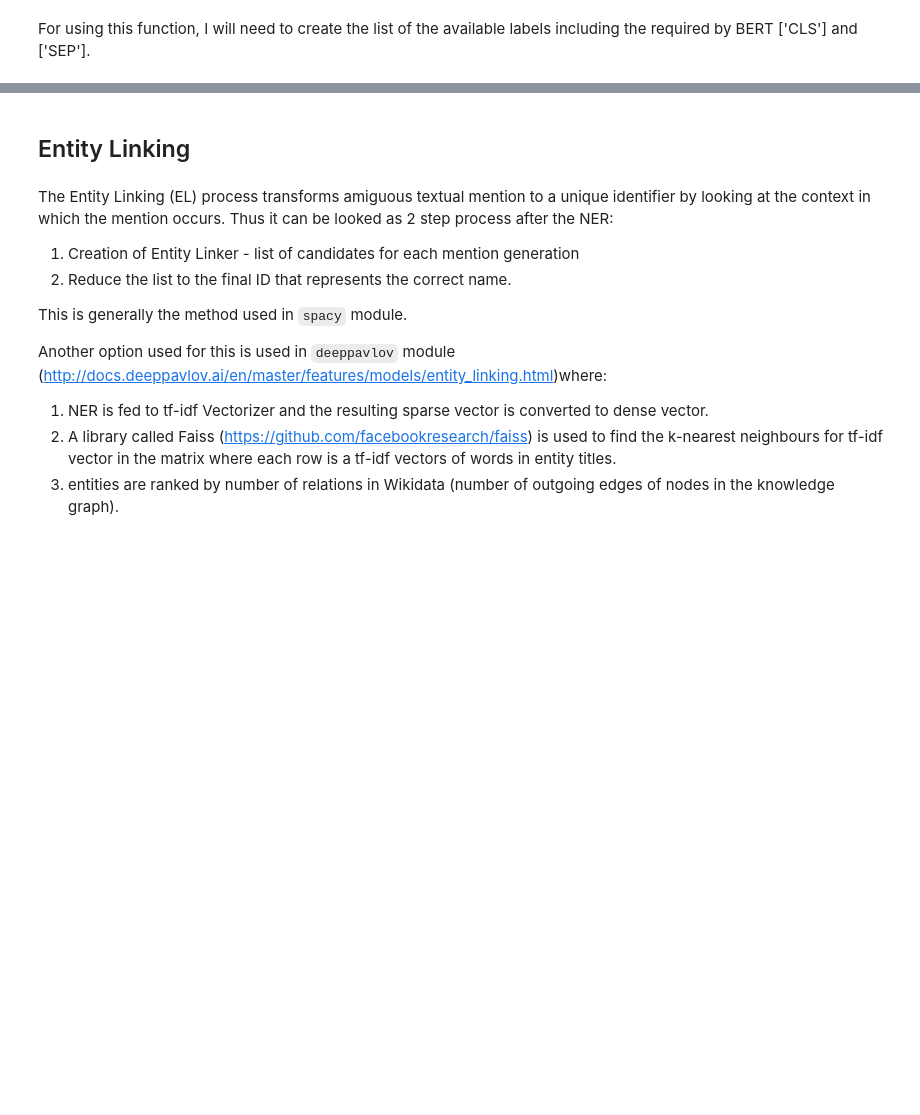
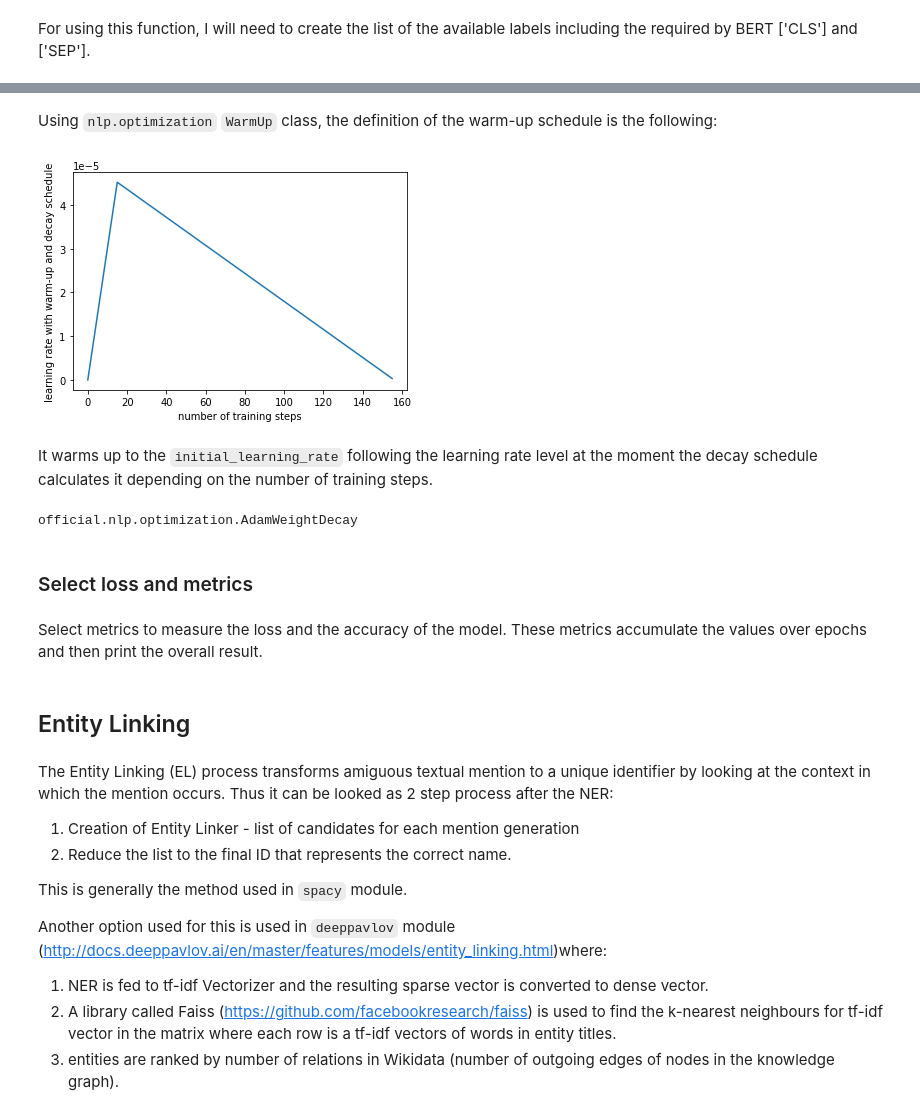
Before and after one commit to Vikadie/AI-repo, a Jupyter notebook: NER_and_Entity_Linking_in_legal_documents_in_Bulgarian_language.ipynb, the cells around one changed output, grey strips where cells are left out. Drawn from its saved outputs; the diff is of its cells as text; code cells hidden in the pictures; blank space fills up the shorter version.

```diff
--- a/NER_and_Entity_Linking_in_legal_documents_in_Bulgarian_language.ipynb
+++ b/NER_and_Entity_Linking_in_legal_documents_in_Bulgarian_language.ipynb
@@ -438,0 +682,15 @@ label_mask = [True, True, True, True, True, True, True, True, True, True, True,
+# %% [markdown]
+Using `nlp.optimization` `WarmUp` class, the definition of the warm-up schedule is the following:
+# %%
+warmup_schedule = WarmUp(initial_learning_rate=decay_schedule(warmup_steps),
+                         decay_schedule_fn=decay_schedule,
+                         warmup_steps=warmup_steps)
+
+plt.plot([warmup_schedule(n) for n in range(num_train_steps)])
+plt.xlabel('number of training steps')
+plt.ylabel('learning rate with warm-up and decay schedule')
+plt.show()
+# %% [output]
+[figure, added]
+# %% [markdown]
+It warms up to the `initial_learning_rate` following the learning rate level at the moment the decay schedule calculates it depending on the number of training steps.
@@ -438,0 +704,8 @@ label_mask = [True, True, True, True, True, True, True, True, True, True, True,
+# %%
+type(optimizer)
+# %% [output]
+official.nlp.optimization.AdamWeightDecay
+# %% [markdown]
+### Select loss and metrics
+# %% [markdown]
+Select metrics to measure the loss and the accuracy of the model. These metrics accumulate the values over epochs and then print the overall result.
```
Also changed, not shown: parts of 58 cells of this notebook.
